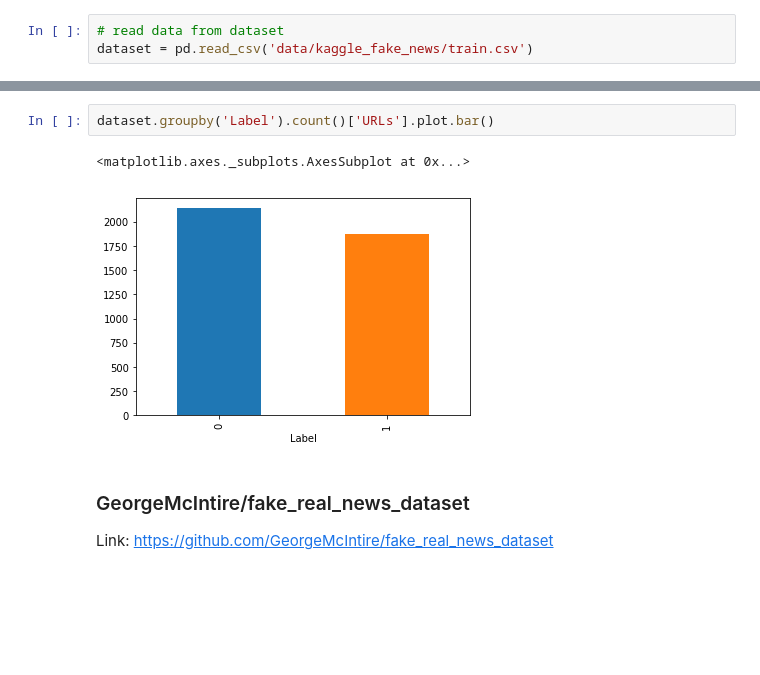
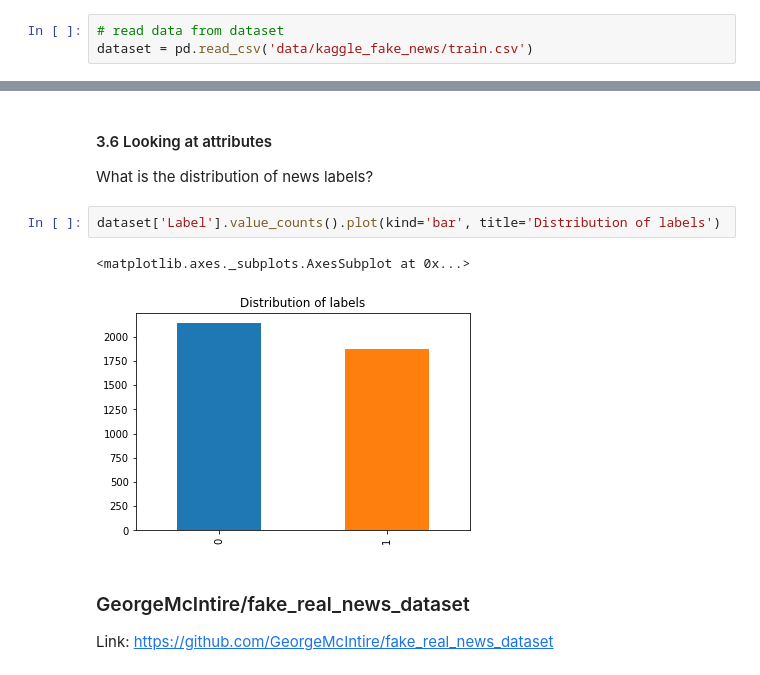
Before and after one commit to pmacinec/fake-news-datasets, a Jupyter notebook: fake_news_datasets.ipynb, the cells around one changed output, grey strips where cells are left out. Saved outputs shown, nothing was run; the diff lists cells and outputs as text; blank space fills up the shorter version.

Commit message:
Add better analysis for first three datasets

```diff
--- a/fake_news_datasets.ipynb
+++ b/fake_news_datasets.ipynb
@@ -153,8 +412,11 @@ Distribution of labels
+# %% [markdown]
+#### 3.6 Looking at attributes
+What is the distribution of news labels?
 # %%
-dataset.groupby('Label').count()['URLs'].plot.bar()
+dataset['Label'].value_counts().plot(kind='bar', title='Distribution of labels')
 # %% [output]
 <matplotlib.axes._subplots.AxesSubplot at 0x...>
-[figure, old version]
+[figure, new version]
 # %% [markdown]
 ### GeorgeMcIntire/fake_real_news_dataset
 Link: [https://github.com/GeorgeMcIntire/fake_real_news_dataset](https://github.com/GeorgeMcIntire/fake_real_news_dataset)
```
Also changed, not shown: parts of 80 cells of this notebook.
